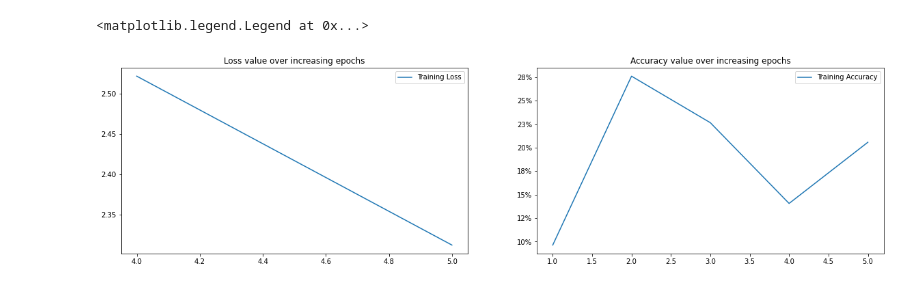
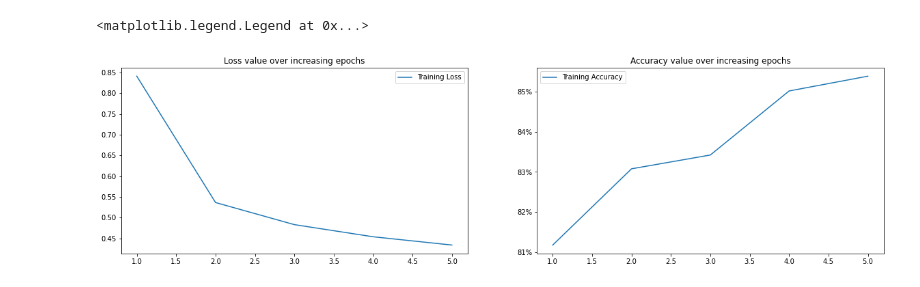
Before and after one commit to max-ai4res/ParkRadar, a Jupyter notebook: C3-107-TrainingNN.ipynb, the cells around one changed output. Cells and saved outputs as stored; diff of their text form; code cells hidden in the pictures.

```diff
--- a/C3-107-TrainingNN.ipynb
+++ b/C3-107-TrainingNN.ipynb
@@ -11,6 +11,8 @@ device = 'mps' if torch.backends.mps.is_available() else \
   'cuda' if torch.backends.cuda.is_available() else \
   'cpu'
 
+device = 'cpu'
+
 print(f'Device: {device}')
 #device = torch.device(device)
 datafolder = './data/FMNIST'
@@ -22,7 +26,8 @@ tr_targets = fmnist.targets
 # %%
 class FMINSTDataset(Dataset):
     def __init__(self, x, y):
-        x = x.float()
+        #x = (x.float() -128) / 255
+        x = x.float() / 255
         x = x.view(-1, 28*28)
         self.x, self.y = x, y
 
@@ -66,38 +71,3 @@ def accuracy(x, y, model):
     max_values, argmaxes = prediction.max(-1)
     is_correct = argmaxes == y
     return is_correct.cpu().numpy().tolist()
-# %%
-model, loss_fn, optimizer = get_model()
-trn_dl = get_data()
-
-losses, accuracies = [], []
-
-for epoch in range(5):
-    print(f'Epoch: {epoch}')
-    epoch_losses, epoch_accuracies = [], []
-    print('Training cicle: ', end='')
-    for ix, batch in enumerate(iter(trn_dl)):
-        print('.', end='')
-        x, y = batch
-        #print(f'\tTraing cicle: ix  = {ix}')
-        #print(f'\tTraing cicle: x   = {x}')
-        #print(f'\tTraing cicle: y   = {y}')
-        batch_loss = train_batch(x, y, model, optimizer, loss_fn)
-        epoch_losses.append(batch_loss)
-        if ix>10: break
-
-    epoch_loss = np.array(epoch_losses).mean()
-
-    print('Accuracy cicle: ', end='')
-    for ix, batch in enumerate(iter(trn_dl)):
-        print('.', end='')
-        x, y = batch
-        #print(f'\tAccuracy cicle: ix    = {ix}')
-        #print(f'\tAccuracy cicle: batch = {batch}')
-        is_correct = accuracy(x, y, model)
-        epoch_accuracies.extend(is_correct)
-        if ix>10: break
-
-    epoch_accuracy = np.mean(epoch_accuracies)
-    losses.append(epoch_loss)
-    accuracies.append(epoch_accuracy)
@@ -122,15 +158,15 @@ Torch MPS: False
 # %%
 epochs = np.arange(5) + 1
 plt.figure(figsize=(20,5))
 plt.subplot(121)
 plt.title('Loss value over increasing epochs')
 plt.plot(epochs, losses, label='Training Loss')
 plt.legend()
 plt.subplot(122)
 plt.title('Accuracy value over increasing epochs')
 plt.plot(epochs, accuracies, label='Training Accuracy')
-plt.gca().set_yticklabels(['{:.0f}%'.format(x*100) for x in plt.gca().get_yticks()])
+plt.gca().set_yticklabels(['{:.0f}%'.format(x*100) for x in plt.gca().get_yticks().tolist()])
 plt.legend()
 # %% [output]
 <matplotlib.legend.Legend at 0x...>
-[figure, old version]
+[figure, new version]
```
Also changed, not shown: parts of 5 cells of this notebook.
